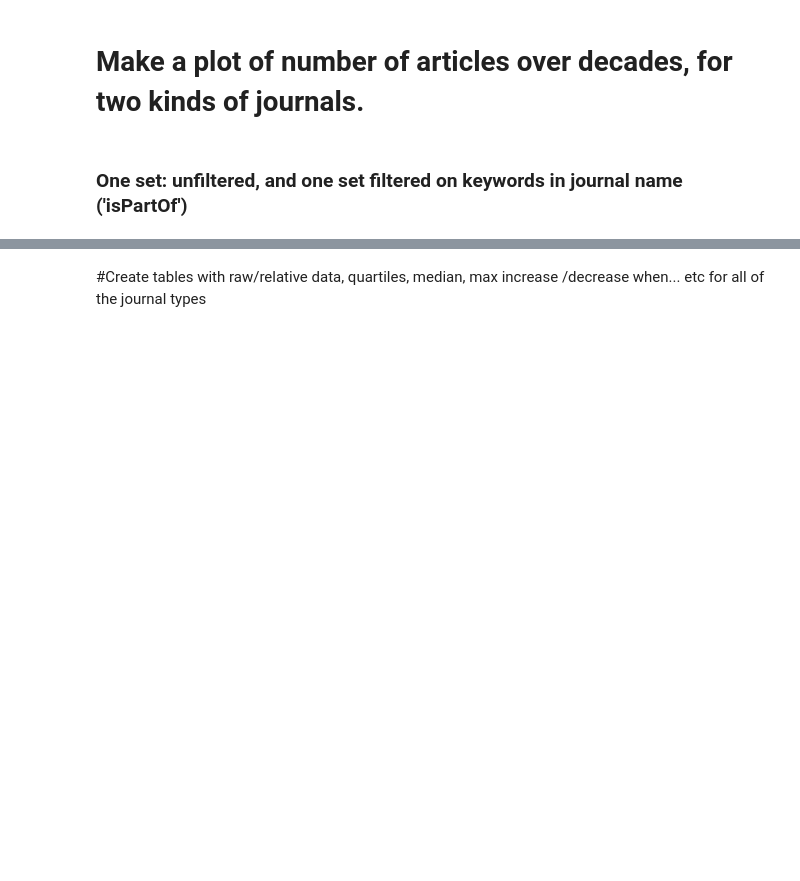
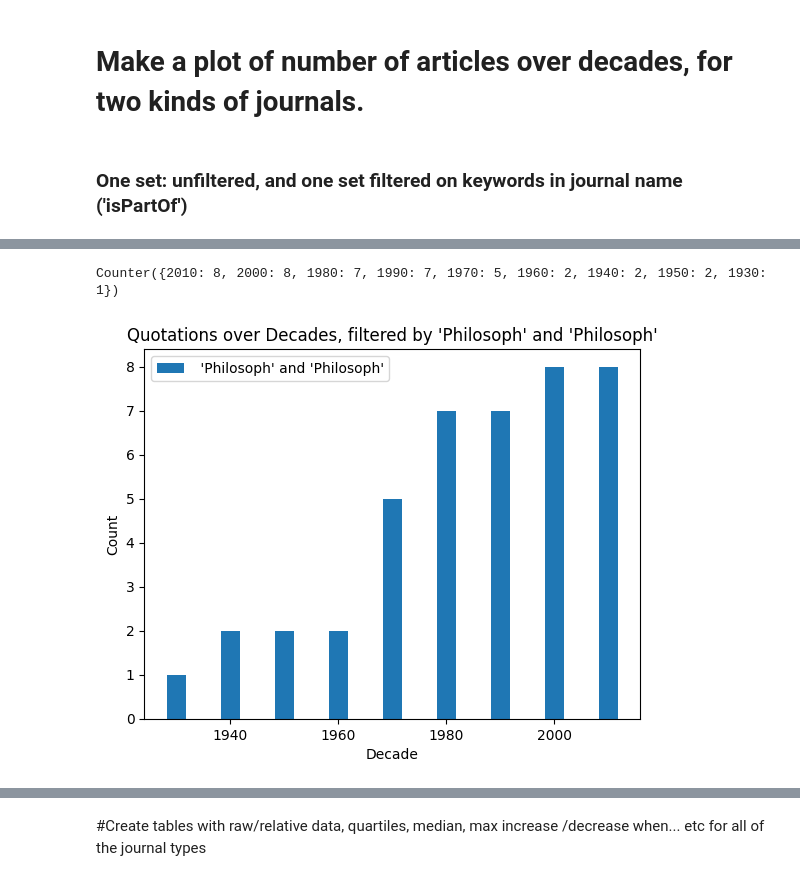
Before and after one commit to milanterlunen/quotation-detection, a Jupyter notebook: 03-analyze-results/generic-results-analysis-paul.ipynb, the cells around one changed output, grey strips where cells are left out. Cells and saved outputs as stored; diff of their text form; code cells hidden in the pictures; blank space fills up the shorter version.

```diff
--- a/03-analyze-results/generic-results-analysis-paul.ipynb
+++ b/03-analyze-results/generic-results-analysis-paul.ipynb
@@ -474,0 +485,48 @@ plt.show()
+# %%
+# Proposed filterlist over 'ísPartOf' collumn
+
+# To Do: find a way to filter over combination of two elements in filterlist
+# not yet thoroughly tested because I did not find relevant word snippets
+# with relevant overlap in df 'isPartOf'
+
+filter_list=['Philosoph', 'Literar', 'Soci', 'Anthropo']
+number_of_word_items=len(filter_list)
+
+Decade_Lowest=1900
+Decade_Highest=2020
+
+# Strings is a lost of two items. Defaulkt taken outof  filter_list
+
+Strings=[filter_list[0], filter_list[0]]
+# Create a new figure
+
+import matplotlib.pyplot as plt
+
+def make_overlap_Counter(Strings,df):
+   filtered_df = df[df['isPartOf'].apply(lambda x: all(value in x for value in Strings) if x is not None else False)]
+   decade_Values_filtered=filtered_df['Decade']
+   counter_selected_Values=Counter(decade_Values_filtered)
+   return counter_selected_Values
+
+def make_bar_diagram_overlap(Strings,counter):
+   diagram_title= f"Quotations over Decades, filtered by '{Strings[0]}' and '{Strings[1]}'"
+
+   counts_filtered = list(counter.values())
+   decades = list(counter.keys())
+
+   plt.figure()
+   plt.bar(decades,counts_filtered,label= f" '{ Strings[0]}' and '{Strings[1]}'", width=3.5)
+   # Add labels and title
+   plt.xlabel('Decade')
+   plt.ylabel('Count')
+   plt.title(diagram_title)
+   # Show the plot
+   plt.legend()
+   plt.show()
+
+my_Counter=make_overlap_Counter(Strings,df)
+print(my_Counter)
+make_bar_diagram_overlap(Strings,my_Counter)
+# %% [output]
+Counter({2010: 8, 2000: 8, 1980: 7, 1990: 7, 1970: 5, 1960: 2, 1940: 2, 1950: 2, 1930: 1})
+[figure, added]
```
Also changed, not shown: parts of 12 cells of this notebook.
